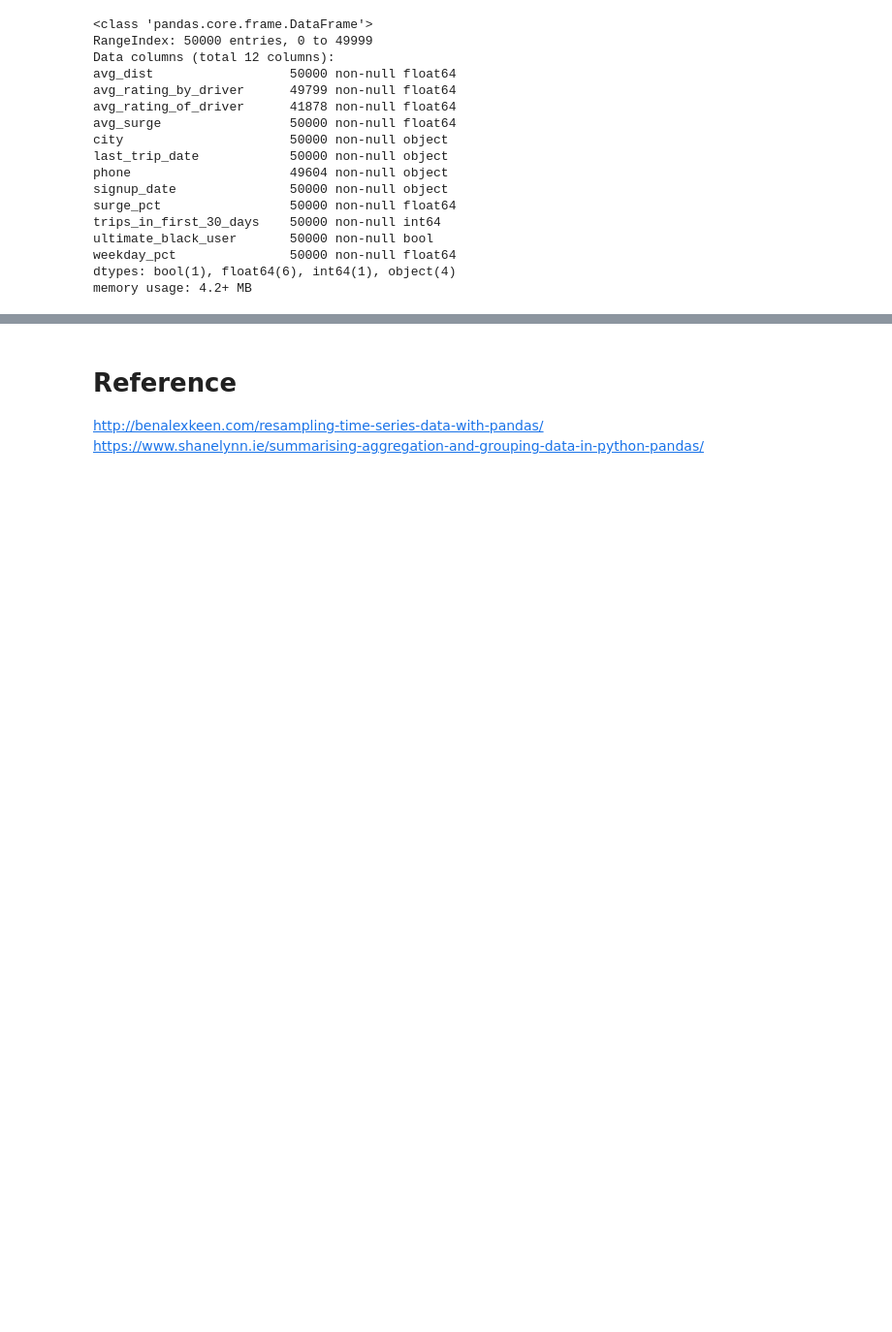
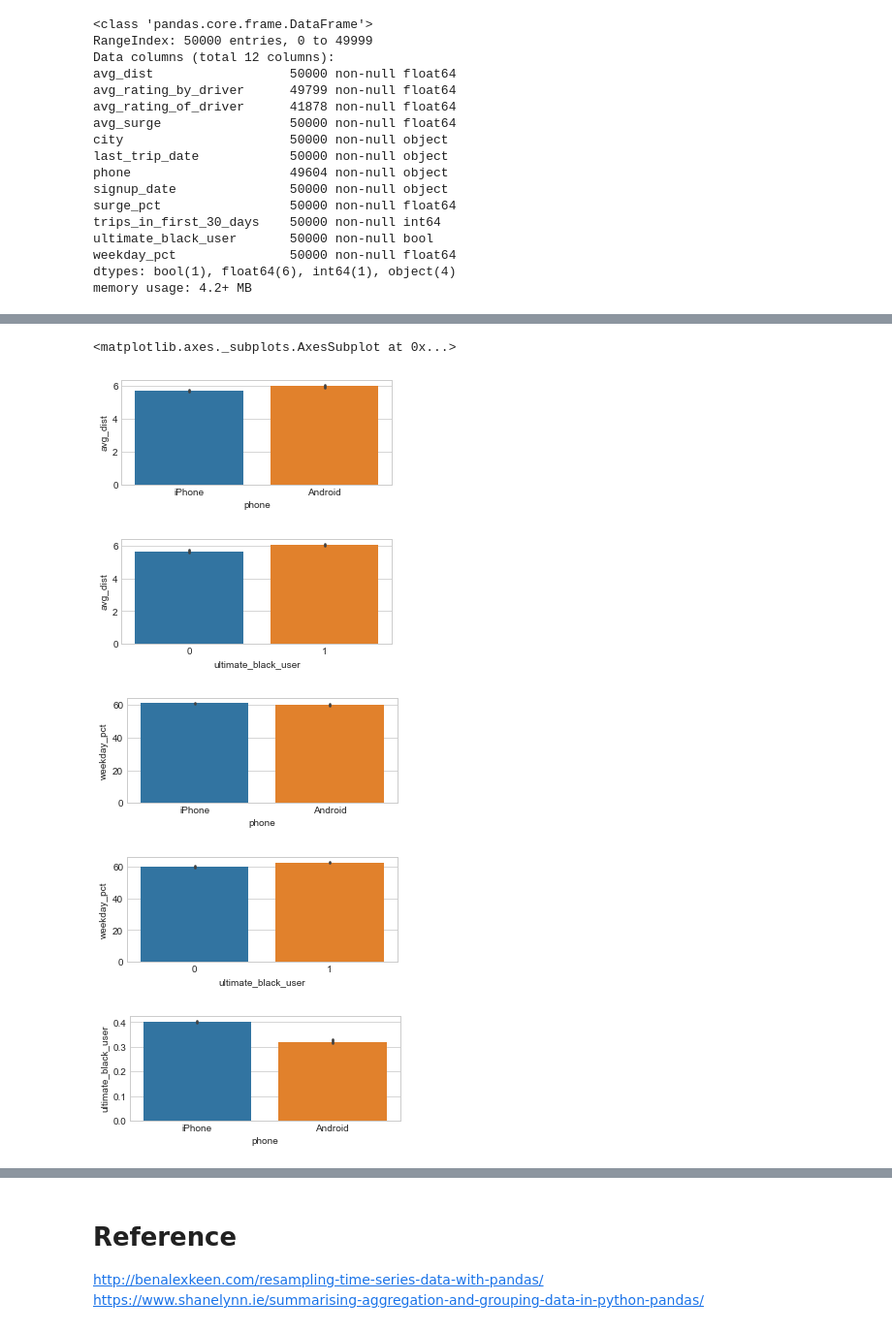
Before and after one commit to ahrimhan/springboard-course, a Jupyter notebook: take-home-challenge/ultimate_challenge/ultimate_takehome_challenge.ipynb, the cells around one changed output, grey strips where cells are left out. Shown at 97% size. Cells and saved outputs as stored; diff of their text form; code cells hidden in the pictures; blank space fills up the shorter version.

```diff
--- a/take-home-challenge/ultimate_challenge/ultimate_takehome_challenge.ipynb
+++ b/take-home-challenge/ultimate_challenge/ultimate_takehome_challenge.ipynb
@@ -363,0 +621,23 @@ memory usage: 4.2+ MB
+# %%
+# two variables
+fig = plt.figure(figsize=(5,2))
+sns.barplot(x='phone', y='avg_dist', data=df)
+
+fig = plt.figure(figsize=(5,2))
+sns.barplot(y='avg_dist', x='ultimate_black_user', data=df)
+
+fig = plt.figure(figsize=(5,2))
+sns.barplot(x='phone', y='weekday_pct', data=df)
+
+fig = plt.figure(figsize=(5,2))
+sns.barplot(y='weekday_pct', x='ultimate_black_user', data=df)
+
+fig = plt.figure(figsize=(5,2))
+sns.barplot(x='phone', y='ultimate_black_user', data=df)
+# %% [output]
+<matplotlib.axes._subplots.AxesSubplot at 0x...>
+[figure, added]
+[figure, added]
+[figure, added]
+[figure, added]
+[figure, added]
```
Also changed, not shown: parts of 97 cells of this notebook.
